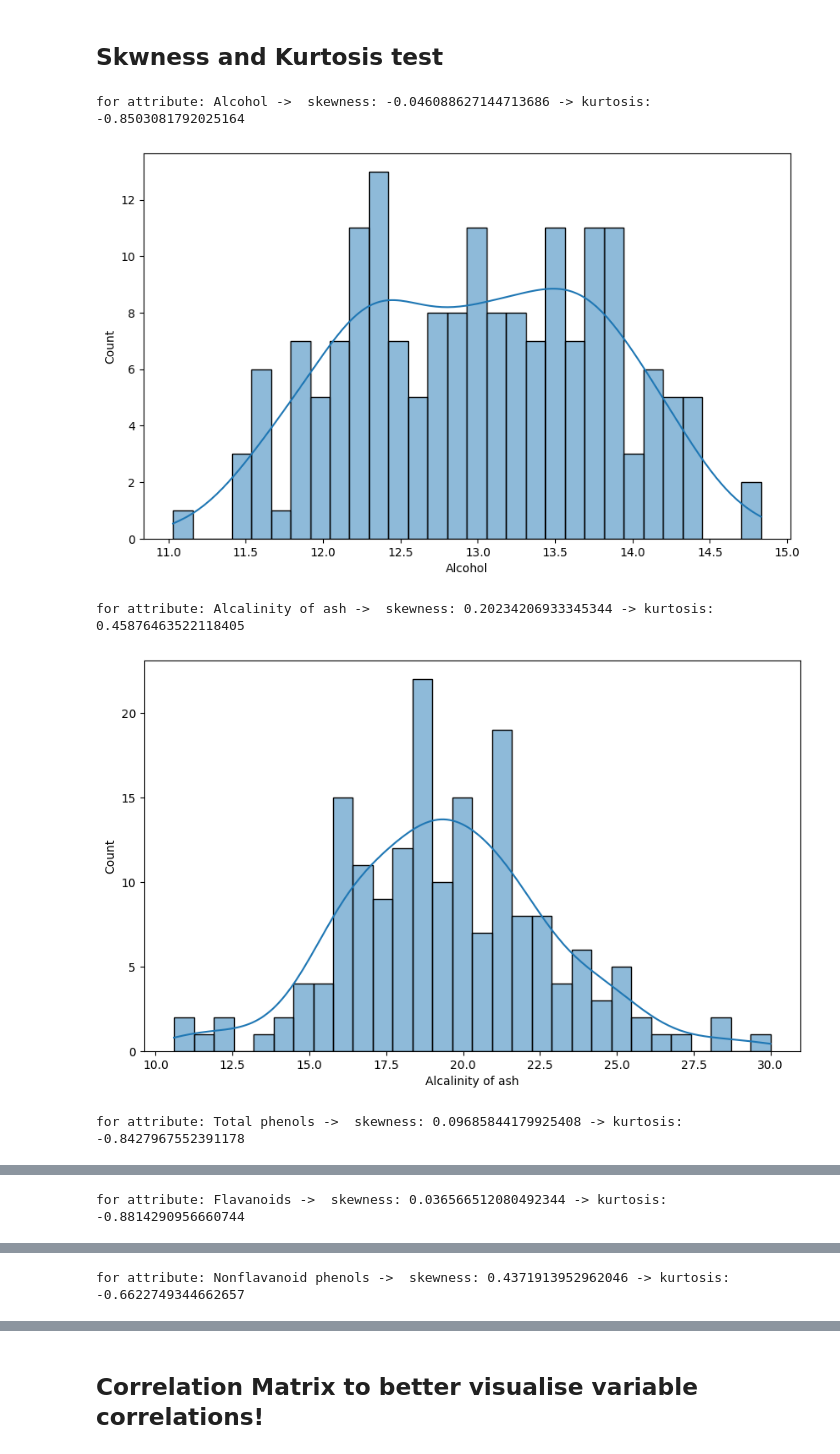
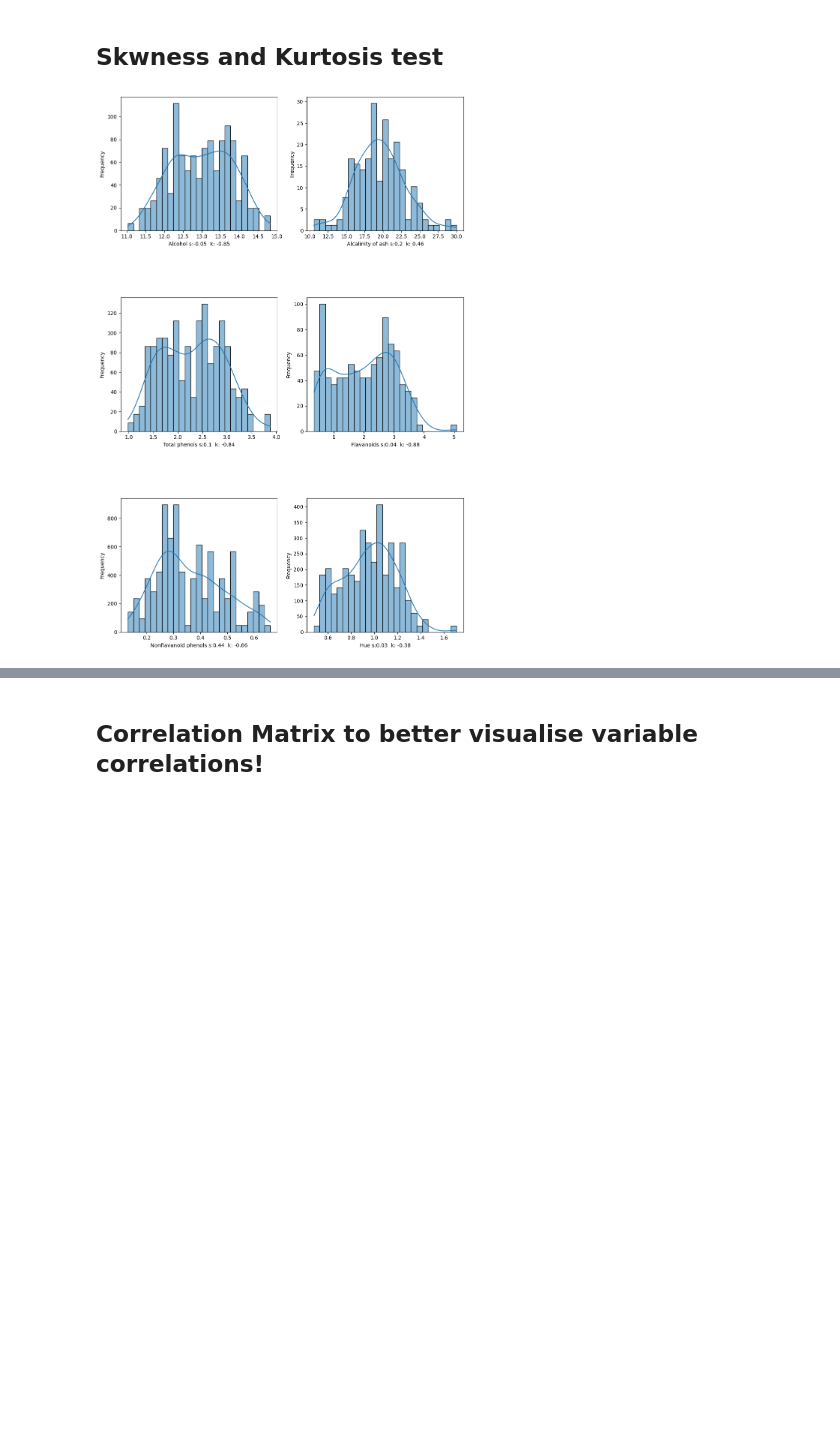
Before and after one commit to pierGit7/WineStudy, a Jupyter notebook: wine_notebook.ipynb, the cells around one changed output, grey strips where cells are left out. Drawn from its saved outputs; the diff is of its cells as text; code cells hidden in the pictures; blank space fills up the shorter version.

Commit message:
plotting normal distribution

```diff
--- a/wine_notebook.ipynb
+++ b/wine_notebook.ipynb
@@ -183,25 +183,26 @@ plt.subplots_adjust(hspace=0.5) # adjust vertical space between plots
 # %%
 from scipy.stats import skew, kurtosis
 import seaborn as sns
 
-
+fig, axs = plt.subplots(nrows=2, ncols=3, figsize=(10,15))
 # skewness and kurtosis test to check if variables are normal distributed
 # For skewness, values close to 0 indicate symmetry. A threshold of -0.5 < skewness < 0.5
 # For kurtosis, a value of 0 suggests normal kurtosis.
 # The typical range for normality is -1 < kurtosis < 1
+pos = 0
 for i, heading in enumerate(headings):
     attribute = df[heading]
-    attribute_skew = skew(attribute)
-    attribute_kurtosis = kurtosis(attribute) #this function return the excess kurtosis : kurtosis - 3
+    attribute_skew = round(skew(attribute), 2)
+    attribute_kurtosis = round(kurtosis(attribute), 2) #this function return the excess kurtosis : kurtosis - 3
     # check threshold
-    if(attribute_skew > - 0.5 and attribute_skew < 0.5 and attribute_kurtosis > - 1 and attribute_kurtosis < 1):
-        print(f"for attribute: {headings[i]} ->  skewness: {attribute_skew} -> kurtosis: {attribute_kurtosis}")
-        plt.figure(figsize=(10, 6))
-        sns.histplot(attribute, kde=True, bins=30)
-        plt.show()
+    if attribute_skew > - 0.5 and attribute_skew < 0.5 and attribute_kurtosis > - 1 and attribute_kurtosis < 1:
+        row = pos // 3
+        col = pos % 3
+        sns.histplot(df[heading], kde=True, bins=25, ax=axs[row, col], stat="frequency") #Currently set to freq
+        label = f"{heading} s:{attribute_skew}  k: {attribute_kurtosis}"
+        axs[row, col].set_xlabel(label)
+        pos = pos + 1
+plt.tight_layout()
+plt.subplots_adjust(hspace=0.5)
 # %% [output]
-for attribute: Alcohol ->  skewness: -0.046088627144713686 -> kurtosis: -0.8503081792025164
-[figure, old version]
+[figure, new version]
-for attribute: Alcalinity of ash ->  skewness: 0.20234206933345344 -> kurtosis: 0.45876463522118405
-[figure, removed]
-for attribute: Total phenols ->  skewness: 0.09685844179925408 -> kurtosis: -0.8427967552391178
@@ -209 +208,0 @@ for attribute: Total phenols ->  skewness: 0.09685844179925408 -> kurtosis: -0.8
-for attribute: Flavanoids ->  skewness: 0.036566512080492344 -> kurtosis: -0.8814290956660744
@@ -211 +208,0 @@ for attribute: Flavanoids ->  skewness: 0.036566512080492344 -> kurtosis: -0.881
-for attribute: Nonflavanoid phenols ->  skewness: 0.4371913952962046 -> kurtosis: -0.6622749344662657
```
Also changed, not shown: parts of 1 cell of this notebook.
